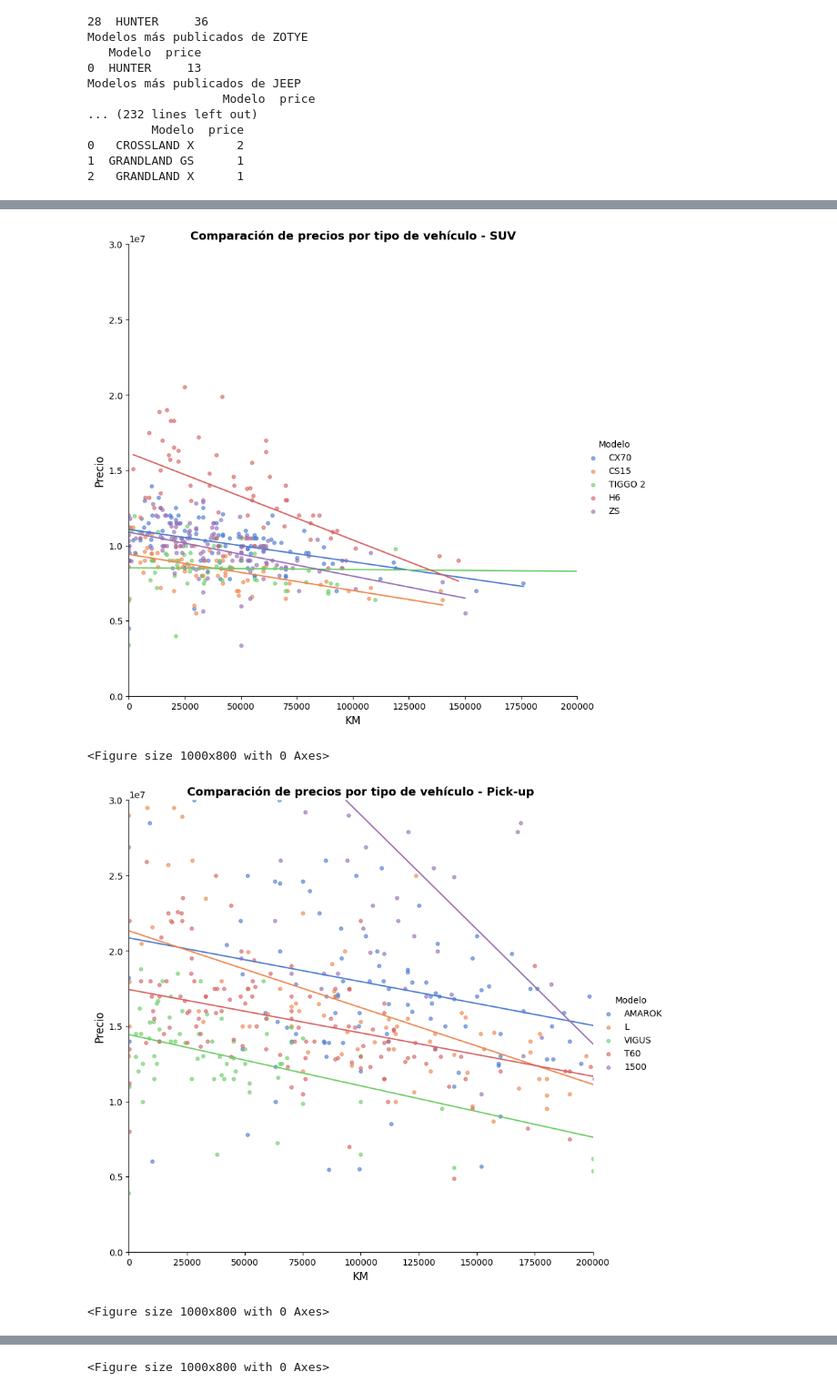
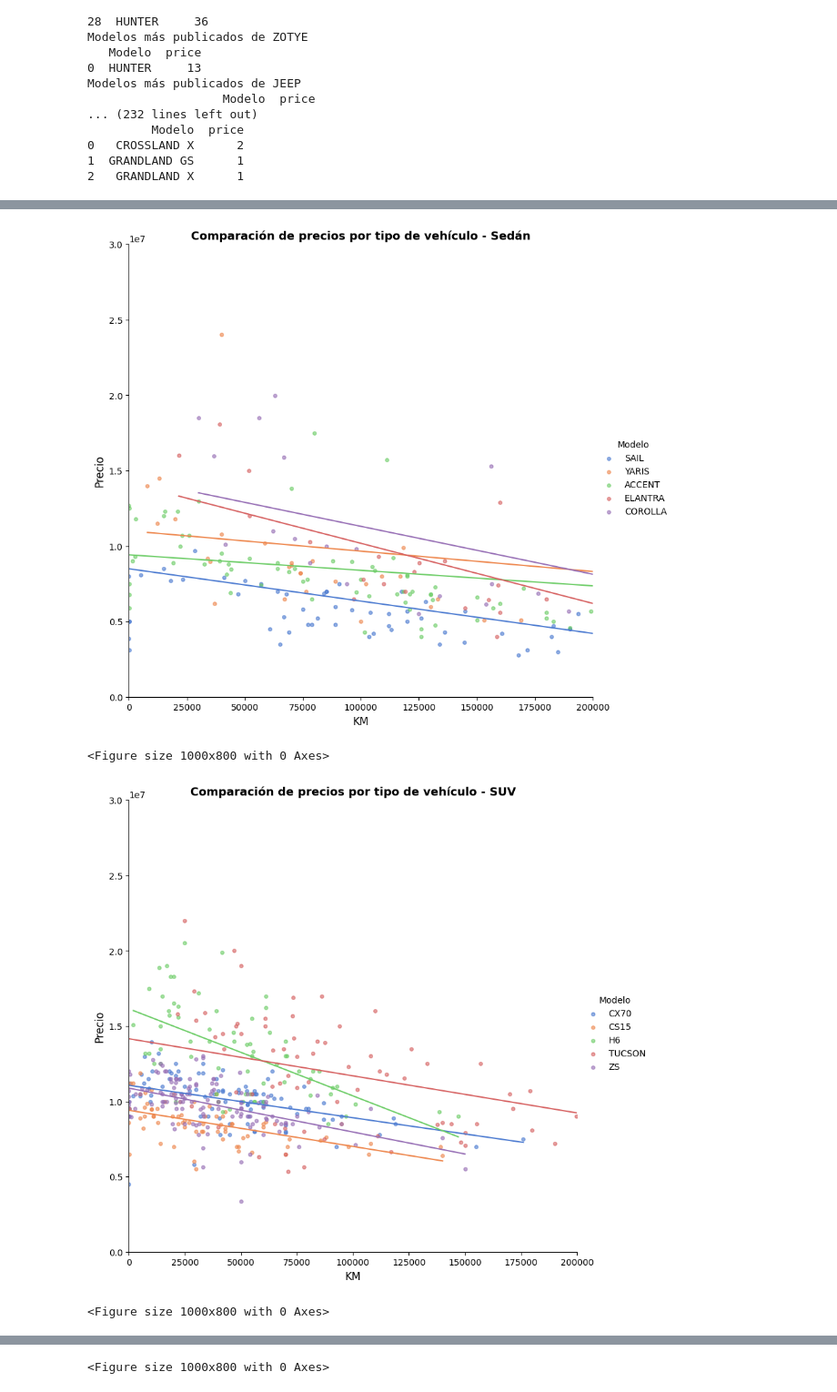
Before and after one commit to aquinteros/chileautos-compara-precios, a Jupyter notebook: graficos.ipynb, the cells around one changed output, grey strips where cells are left out. Shown at 91% size. Cells and saved outputs as stored; diff of their text form; code cells hidden in the pictures.

```diff
--- a/graficos.ipynb
+++ b/graficos.ipynb
@@ -238,25 +309,54 @@ Modelos más publicados de JEEP
+# %%
+# tucson y santa fe cambiar a suv
+df.loc[df['Modelo'] == 'TUCSON', 'Tipo'] = 'SUV'
+df.loc[df['Modelo'] == 'SANTA FE', 'Tipo'] = 'SUV'
+df.loc[df['Modelo'] == 'CAPTIVA', 'Tipo'] = 'SUV'
+# dmax es pick-up
+df.loc[df['Modelo'] == 'D-MAX', 'Tipo'] = 'Pick-up'
+# hilux es pick-up
+df.loc[df['Modelo'] == 'HILUX', 'Tipo'] = 'Pick-up'
+df.loc[df['Modelo'] == 'COLORADO', 'Tipo'] = 'Pick-up'
+# rav4 es suv
+df.loc[df['Modelo'] == 'RAV4', 'Tipo'] = 'SUV'
+df.loc[df['Modelo'] == 'TRACKER', 'Tipo'] = 'SUV'
+df.loc[df['Modelo'] == 'CRETA', 'Tipo'] = 'SUV'
+df.loc[df['Modelo'] == 'PORTER', 'Tipo'] = 'VAN'
+# SPARK es hatchback y GRAND I10
+df.loc[df['Modelo'] == 'SPARK', 'Tipo'] = 'Hatchback'
+df.loc[df['Modelo'] == 'GRAND I-10', 'Tipo'] = 'Hatchback'
+# SILVERADO     Pick-up
+df.loc[df['Modelo'] == 'SILVERADO', 'Tipo'] = 'Pick-up'
+# cambiar nombre de modelo L a L200
+df.loc[df['Modelo'] == 'L', 'Modelo'] = 'L200'
+df.loc[df['Modelo'] == '8', 'Modelo'] = '2008'
+# 3008 es suv
+df.loc[df['Modelo'] == '3008', 'Tipo'] = 'SUV'
+df.loc[df['Modelo'] == '2008', 'Tipo'] = 'SUV'
+# zs es suv
+df.loc[df['Modelo'] == 'ZS', 'Tipo'] = 'SUV'
 # %%
-tipos = df['Tipo'].unique()
+tipos = ['Sedán', 'SUV', 'Pick-up', 'Hatchback']
 
 for tipo in tipos:
-	modelo_top = df[df['Tipo'] == tipo].groupby(['Modelo']).count().reset_index().sort_values(by='price', ascending=False).head(5)
-	subset = df[df['Modelo'].isin(modelo_top['Modelo'])]
+	segmento = df[df['Tipo'] == tipo]
+	top5_cantidad = segmento.groupby(['Modelo']).count().reset_index().sort_values(by='price', ascending=False).head(5)
+	subset = df[df['Modelo'].isin(top5_cantidad['Modelo'])]
 
 	# comparación entre tipos de autos y precios en scatterplot
 	plt.figure(figsize=(10, 8))
 	sns.lmplot(x='km', y='price', hue='Modelo', palette='muted', data=subset, height=8, aspect=1, scatter_kws={'alpha': 0.6, 's': 15}, line_kws={'linewidth': 1.5}, ci=None)
 	plt.title(f'Comparación de precios por tipo de vehículo - {tipo}', fontsize=13, fontweight='bold')
 	plt.xlabel('KM', fontsize=12)
 	plt.ylabel('Precio', fontsize=12)
 	# adjust x axis limits
 	plt.xlim(0, 200_000)
 	plt.ylim(0, 30_000_000)
 
 	plt.savefig(f'plots/TOP_VENTAS_TIPO_{tipo}.png', dpi=300, bbox_inches='tight')
 	plt.show()
 # %% [output]
 <Figure size 1000x800 with 0 Axes>
-[figure, old version]
+[figure, new version]
 <Figure size 1000x800 with 0 Axes>
-[figure, old version]
+[figure, new version]
 <Figure size 1000x800 with 0 Axes>
```
Also changed, not shown: parts of 9 cells of this notebook, 10 other files.
